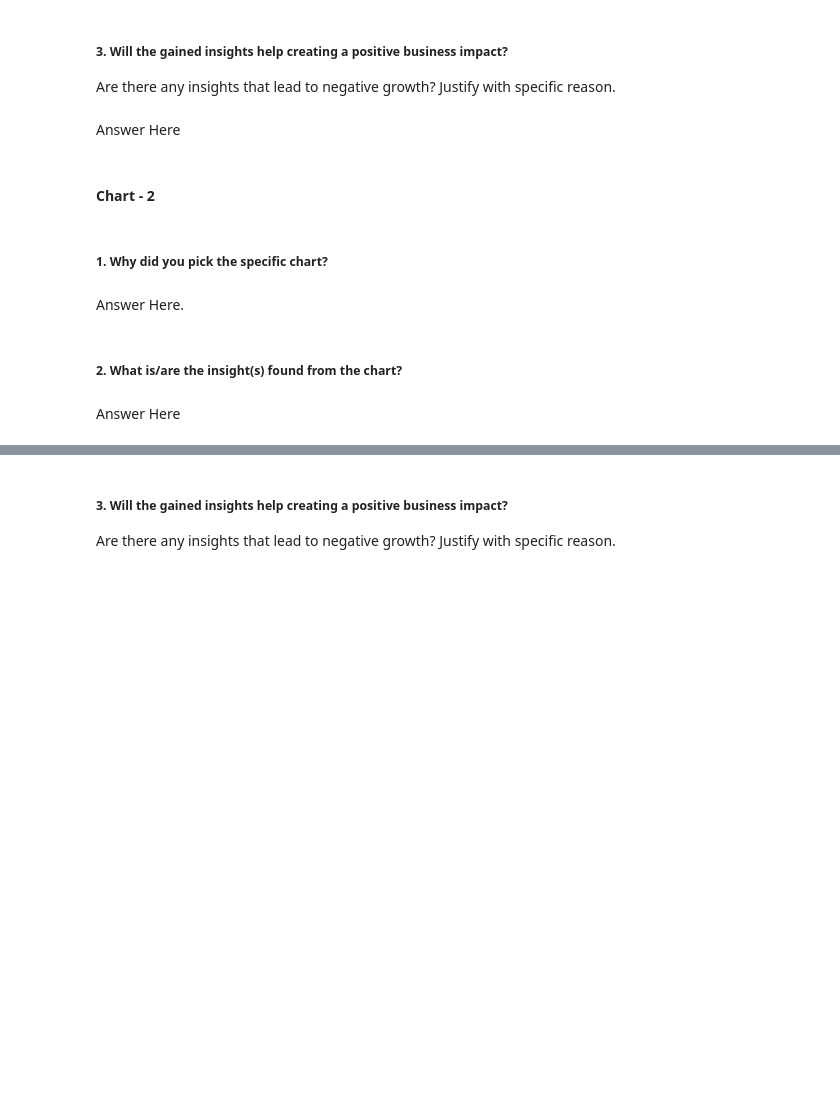
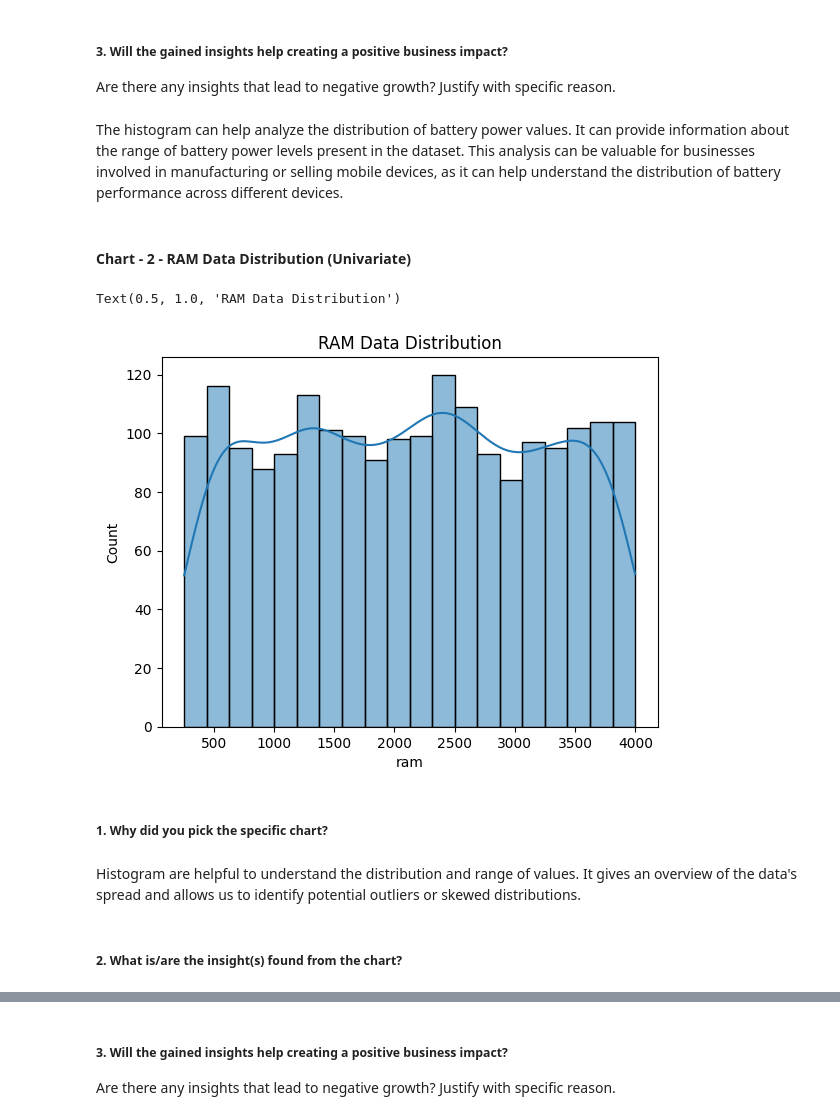
Before and after one commit to dhar9571/Capstone-Project-Classification-ML---Data-Mobile-Price-Range-Dataset, a Jupyter notebook: Capstone_Project_Classification_ML_Data_Mobile_Price_Range_Dataset.ipynb, the cells around one changed output, grey strips where cells are left out. Cells and saved outputs as stored; diff of their text form; code cells hidden in the pictures; blank space fills up the shorter version.

```diff
--- a/Capstone_Project_Classification_ML_Data_Mobile_Price_Range_Dataset.ipynb
+++ b/Capstone_Project_Classification_ML_Data_Mobile_Price_Range_Dataset.ipynb
@@ -356,7 +376,7 @@ Answer Here
 # %% [markdown]
 ##### 3. Will the gained insights help creating a positive business impact?
 Are there any insights that lead to negative growth? Justify with specific reason.
-# %% [markdown]
-Answer Here
+# %% [markdown]
+The histogram can help analyze the distribution of battery power values. It can provide information about the range of battery power levels present in the dataset. This analysis can be valuable for businesses involved in manufacturing or selling mobile devices, as it can help understand the distribution of battery performance across different devices.
 # %% [markdown]
-#### Chart - 2
+#### Chart - 2 - RAM Data Distribution (Univariate)
@@ -365,8 +383,14 @@ Answer Here
+# %%
+# Chart - 2 visualization code
+
+sns.histplot(df["ram"],kde=True,bins = 20)
+plt.title("RAM Data Distribution")
+# %% [output]
+Text(0.5, 1.0, 'RAM Data Distribution')
+[figure, added]
 # %% [markdown]
 ##### 1. Why did you pick the specific chart?
-# %% [markdown]
-Answer Here.
+# %% [markdown]
+Histogram are helpful to understand the distribution and range of values. It gives an overview of the data's spread and allows us to identify potential outliers or skewed distributions.
 # %% [markdown]
 ##### 2. What is/are the insight(s) found from the chart?
-# %% [markdown]
-Answer Here
```
Also changed, not shown: parts of 49 cells of this notebook.
